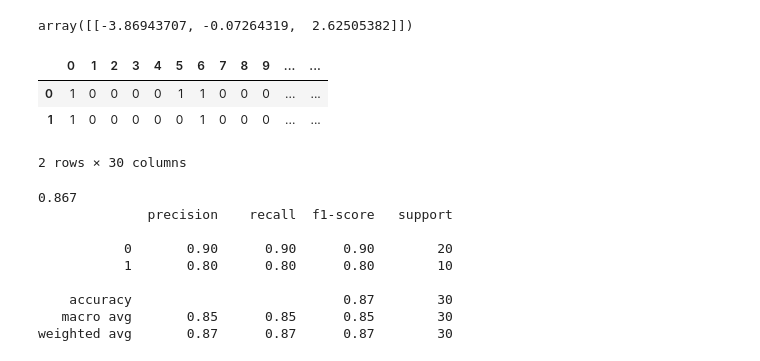
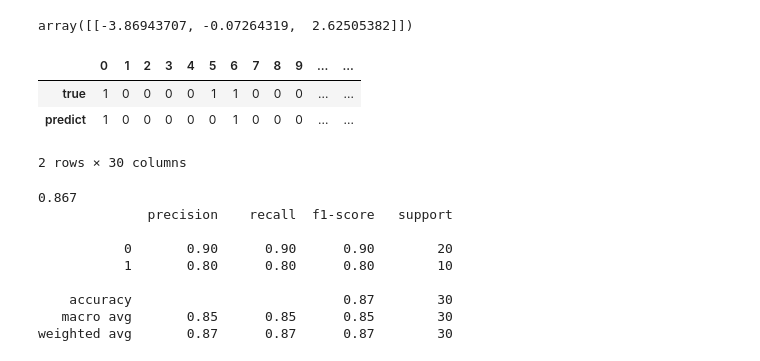
Before and after one commit to leechungpa/optimization, a Jupyter notebook: Newton Method.ipynb, the cells around one changed output. Cells and saved outputs as stored; diff of their text form; code cells hidden in the pictures.

```diff
--- a/Newton Method.ipynb
+++ b/Newton Method.ipynb
@@ -212,13 +208,13 @@ iris_model.coef_
 array([[-3.86943707, -0.07264319,  2.62505382]])
 # %%
 y_pred = (1-1/(1+np.exp(X_test @ iris_beta))>0.5).astype(int)
+
+pd.DataFrame([y_test, y_pred], index=['true','predict'])
+# %% [output]
+|  | 0 | 1 | 2 | 3 | 4 | 5 | 6 | 7 | 8 | 9 | ... | ... |
+| true | 1 | 0 | 0 | 0 | 0 | 1 | 1 | 0 | 0 | 0 | ... | ... |
+| predict | 1 | 0 | 0 | 0 | 0 | 0 | 1 | 0 | 0 | 0 | ... | ... |
+2 rows × 30 columns
-# %%
-pd.DataFrame([y_test, y_pred])
-# %% [output]
-|  | 0 | 1 | 2 | 3 | 4 | 5 | 6 | 7 | 8 | 9 | ... | ... |
-| 0 | 1 | 0 | 0 | 0 | 0 | 1 | 1 | 0 | 0 | 0 | ... | ... |
-| 1 | 1 | 0 | 0 | 0 | 0 | 0 | 1 | 0 | 0 | 0 | ... | ... |
-2 rows × 30 columns
 # %%
 accuracy = metrics.accuracy_score(y_test,y_pred)
 report = metrics.classification_report(y_test,y_pred)
```
Also changed, not shown: parts of 6 cells of this notebook.
